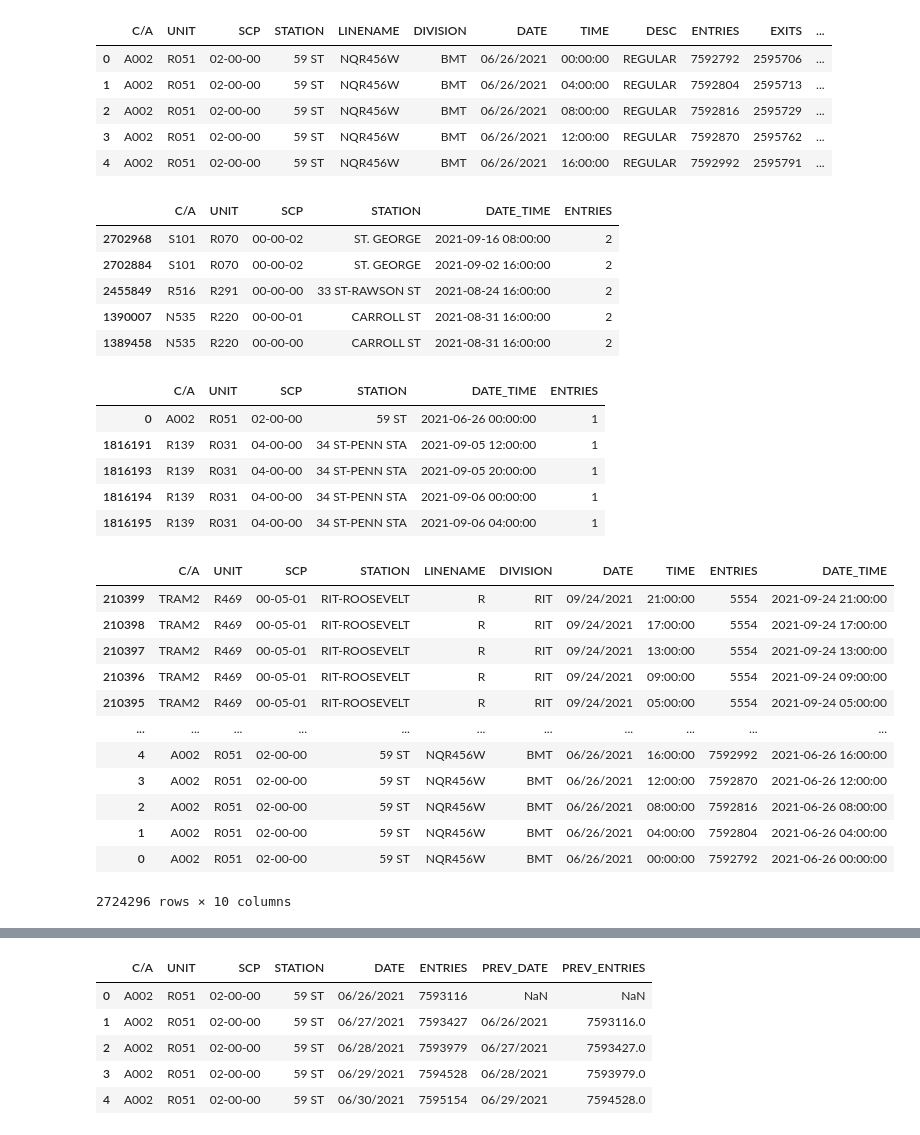
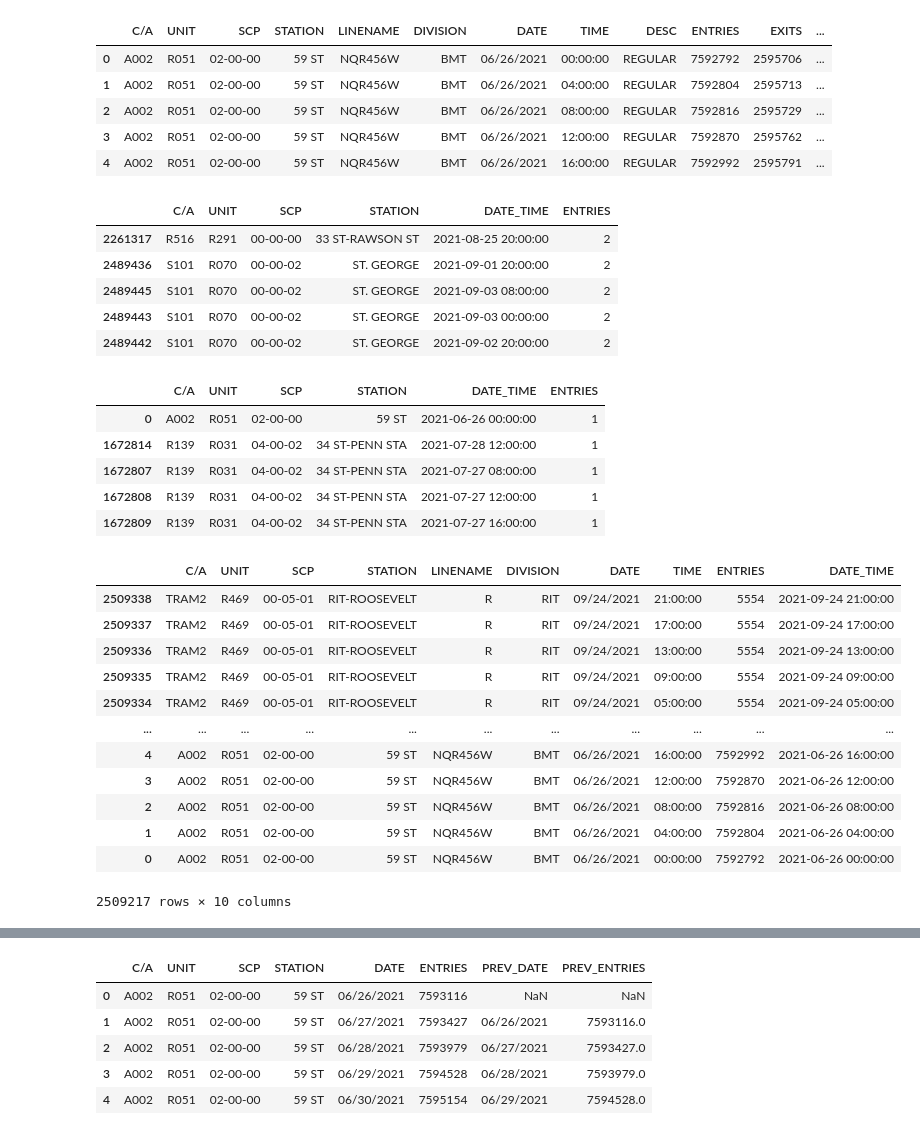
Before and after one commit to R3Z96/Rashed_EDA_Project, a Jupyter notebook: EDA Project/EDA Rashed Project.ipynb, the cells around one changed output, grey strips where cells are left out. Saved outputs shown, nothing was run; the diff lists cells and outputs as text; code cells hidden in the pictures.

```diff
--- a/EDA Project/EDA Rashed Project.ipynb
+++ b/EDA Project/EDA Rashed Project.ipynb
@@ -37,0 +40,4 @@ ttdf
+# %%
+ttdf2= pd.read_sql_query(sql,con)
+# %%
+ttdf2 = ttdf2.drop(["field1"], axis=1, errors="ignore")
@@ -38,13 +60,13 @@ ttdf
 # %%
-ttdf.columns = [column.strip() for column in ttdf.columns]
-ttdf.columns
+ttdf2.columns = [column.strip() for column in ttdf2.columns]
+ttdf2.columns
 # %% [output]
 Index(['C/A', 'UNIT', 'SCP', 'STATION', 'LINENAME', 'DIVISION', 'DATE', 'TIME',
        'DESC', 'ENTRIES', 'EXITS'],
       dtype='object')
 # %%
-ttdf["DATE_TIME"] = pd.to_datetime(ttdf.DATE+ " "+ttdf.TIME, format="%m/%d/%Y %H:%M:%S")
-ttdf.head()
+ttdf2["DATE_TIME"] = pd.to_datetime(ttdf2.DATE+ " "+ttdf2.TIME, format="%m/%d/%Y %H:%M:%S")
+ttdf2.head()
 # %% [output]
 |  | C/A | UNIT | SCP | STATION | LINENAME | DIVISION | DATE | TIME | DESC | ENTRIES | EXITS | ... |
 | 0 | A002 | R051 | 02-00-00 | 59 ST | NQR456W | BMT | 06/26/2021 | 00:00:00 | REGULAR | 7592792 | 2595706 | ... |
@@ -54,17 +76,17 @@ ttdf.head()
 | 4 | A002 | R051 | 02-00-00 | 59 ST | NQR456W | BMT | 06/26/2021 | 16:00:00 | REGULAR | 7592992 | 2595791 | ... |
 # %%
 # Sanity Check to verify that "C/A", "UNIT", "SCP", "STATION", "DATE_TIME" is unique
-(ttdf
+(ttdf2
  .groupby(["C/A", "UNIT", "SCP", "STATION", "DATE_TIME"])
  .ENTRIES.count()
  .reset_index()
  .sort_values("ENTRIES", ascending=False)).head(5)
 # %% [output]
 |  | C/A | UNIT | SCP | STATION | DATE_TIME | ENTRIES |
-| 2702968 | S101 | R070 | 00-00-02 | ST. GEORGE | 2021-09-16 08:00:00 | 2 |
-| 2702884 | S101 | R070 | 00-00-02 | ST. GEORGE | 2021-09-02 16:00:00 | 2 |
-| 2455849 | R516 | R291 | 00-00-00 | 33 ST-RAWSON ST | 2021-08-24 16:00:00 | 2 |
-| 1390007 | N535 | R220 | 00-00-01 | CARROLL ST | 2021-08-31 16:00:00 | 2 |
-| 1389458 | N535 | R220 | 00-00-00 | CARROLL ST | 2021-08-31 16:00:00 | 2 |
+| 2261317 | R516 | R291 | 00-00-00 | 33 ST-RAWSON ST | 2021-08-25 20:00:00 | 2 |
+| 2489436 | S101 | R070 | 00-00-02 | ST. GEORGE | 2021-09-01 20:00:00 | 2 |
+| 2489445 | S101 | R070 | 00-00-02 | ST. GEORGE | 2021-09-03 08:00:00 | 2 |
+| 2489443 | S101 | R070 | 00-00-02 | ST. GEORGE | 2021-09-03 00:00:00 | 2 |
+| 2489442 | S101 | R070 | 00-00-02 | ST. GEORGE | 2021-09-02 20:00:00 | 2 |
 # %%
 # Get rid of the duplicate entry
@@ -74,6 +96,6 @@ ttdf.drop_duplicates(subset=["C/A", "UNIT", "SCP", "STATION", "DATE_TIME"], inpl
 # %%
 # Sanity Check to verify that "C/A", "UNIT", "SCP", "STATION", "DATE_TIME" is unique
-(ttdf
+(ttdf2
  .groupby(["C/A", "UNIT", "SCP", "STATION", "DATE_TIME"])
  .ENTRIES.count()
  .reset_index()
@@ -81,9 +103,9 @@ ttdf.drop_duplicates(subset=["C/A", "UNIT", "SCP", "STATION", "DATE_TIME"], inpl
 # %% [output]
 |  | C/A | UNIT | SCP | STATION | DATE_TIME | ENTRIES |
 | 0 | A002 | R051 | 02-00-00 | 59 ST | 2021-06-26 00:00:00 | 1 |
-| 1816191 | R139 | R031 | 04-00-00 | 34 ST-PENN STA | 2021-09-05 12:00:00 | 1 |
-| 1816193 | R139 | R031 | 04-00-00 | 34 ST-PENN STA | 2021-09-05 20:00:00 | 1 |
-| 1816194 | R139 | R031 | 04-00-00 | 34 ST-PENN STA | 2021-09-06 00:00:00 | 1 |
-| 1816195 | R139 | R031 | 04-00-00 | 34 ST-PENN STA | 2021-09-06 04:00:00 | 1 |
+| 1672814 | R139 | R031 | 04-00-02 | 34 ST-PENN STA | 2021-07-28 12:00:00 | 1 |
+| 1672807 | R139 | R031 | 04-00-02 | 34 ST-PENN STA | 2021-07-27 08:00:00 | 1 |
+| 1672808 | R139 | R031 | 04-00-02 | 34 ST-PENN STA | 2021-07-27 12:00:00 | 1 |
+| 1672809 | R139 | R031 | 04-00-02 | 34 ST-PENN STA | 2021-07-27 16:00:00 | 1 |
 # %%
 # Drop Exits and Desc Column.  To prevent errors in multiple run of cell, errors on drop is ignored
@@ -91,17 +113,17 @@ ttdf = ttdf.drop(["EXITS", "DESC"], axis=1, errors="ignore")
 # %%
-ttdf
+ttdf2
 # %% [output]
 |  | C/A | UNIT | SCP | STATION | LINENAME | DIVISION | DATE | TIME | ENTRIES | DATE_TIME |
-| 210399 | TRAM2 | R469 | 00-05-01 | RIT-ROOSEVELT | R | RIT | 09/24/2021 | 21:00:00 | 5554 | 2021-09-24 21:00:00 |
-| 210398 | TRAM2 | R469 | 00-05-01 | RIT-ROOSEVELT | R | RIT | 09/24/2021 | 17:00:00 | 5554 | 2021-09-24 17:00:00 |
-| 210397 | TRAM2 | R469 | 00-05-01 | RIT-ROOSEVELT | R | RIT | 09/24/2021 | 13:00:00 | 5554 | 2021-09-24 13:00:00 |
-| 210396 | TRAM2 | R469 | 00-05-01 | RIT-ROOSEVELT | R | RIT | 09/24/2021 | 09:00:00 | 5554 | 2021-09-24 09:00:00 |
-| 210395 | TRAM2 | R469 | 00-05-01 | RIT-ROOSEVELT | R | RIT | 09/24/2021 | 05:00:00 | 5554 | 2021-09-24 05:00:00 |
+| 2509338 | TRAM2 | R469 | 00-05-01 | RIT-ROOSEVELT | R | RIT | 09/24/2021 | 21:00:00 | 5554 | 2021-09-24 21:00:00 |
+| 2509337 | TRAM2 | R469 | 00-05-01 | RIT-ROOSEVELT | R | RIT | 09/24/2021 | 17:00:00 | 5554 | 2021-09-24 17:00:00 |
+| 2509336 | TRAM2 | R469 | 00-05-01 | RIT-ROOSEVELT | R | RIT | 09/24/2021 | 13:00:00 | 5554 | 2021-09-24 13:00:00 |
+| 2509335 | TRAM2 | R469 | 00-05-01 | RIT-ROOSEVELT | R | RIT | 09/24/2021 | 09:00:00 | 5554 | 2021-09-24 09:00:00 |
+| 2509334 | TRAM2 | R469 | 00-05-01 | RIT-ROOSEVELT | R | RIT | 09/24/2021 | 05:00:00 | 5554 | 2021-09-24 05:00:00 |
 | ... | ... | ... | ... | ... | ... | ... | ... | ... | ... | ... |
 | 4 | A002 | R051 | 02-00-00 | 59 ST | NQR456W | BMT | 06/26/2021 | 16:00:00 | 7592992 | 2021-06-26 16:00:00 |
 | 3 | A002 | R051 | 02-00-00 | 59 ST | NQR456W | BMT | 06/26/2021 | 12:00:00 | 7592870 | 2021-06-26 12:00:00 |
 | 2 | A002 | R051 | 02-00-00 | 59 ST | NQR456W | BMT | 06/26/2021 | 08:00:00 | 7592816 | 2021-06-26 08:00:00 |
 | 1 | A002 | R051 | 02-00-00 | 59 ST | NQR456W | BMT | 06/26/2021 | 04:00:00 | 7592804 | 2021-06-26 04:00:00 |
 | 0 | A002 | R051 | 02-00-00 | 59 ST | NQR456W | BMT | 06/26/2021 | 00:00:00 | 7592792 | 2021-06-26 00:00:00 |
-2724296 rows × 10 columns
+2509217 rows × 10 columns
 # %%
```
Also changed, not shown: parts of 8 cells of this notebook.
